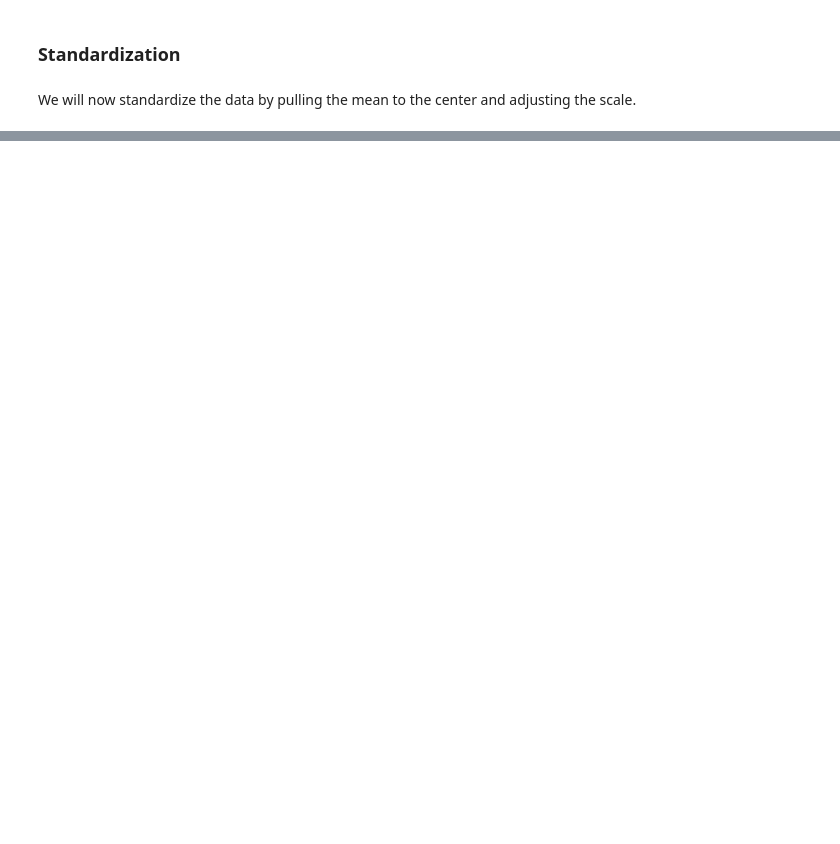
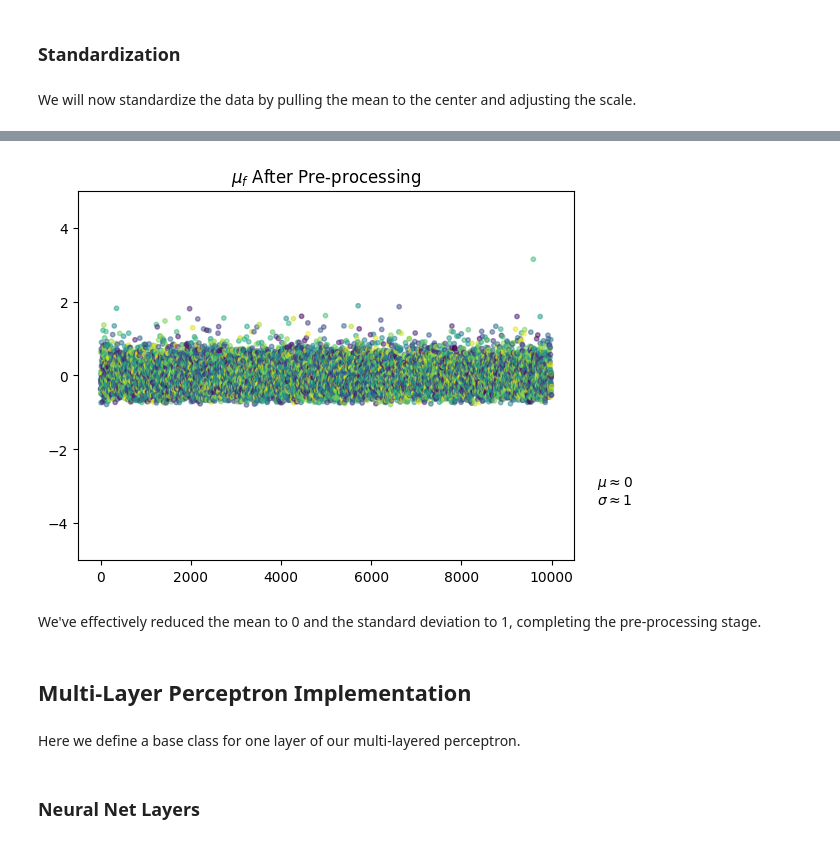
Before and after one commit to PONY1ST-past-semesters/MLP, a Jupyter notebook: ConvNet.ipynb, the cells around one changed output, grey strips where cells are left out. Cells and saved outputs as stored; diff of their text form; code cells hidden in the pictures; blank space fills up the shorter version.

```diff
--- a/ConvNet.ipynb
+++ b/ConvNet.ipynb
@@ -1012,0 +128,11 @@ for i in range(10):
+# %%
+# Centering
+X_train = X_train_raw - np.mean(X_train_raw, axis=0)
+X_test = X_test_raw - np.mean(X_test_raw, axis=0)
+
+# Normalization
+X_train = X_train / np.std(X_train_raw, axis = 0)
+X_test = X_test / np.std(X_test_raw, axis = 0)
+
+Y_train = Y_train_raw
+Y_test = Y_test_raw
@@ -1012,0 +151,17 @@ for i in range(10):
+# %%
+plt.scatter(np.arange(0, len(X_test)), list(map(np.mean, X_test)),  s=10,  alpha=.5, c = np.random.rand(X_test.shape[0]))
+plt.title(r"$\mu_f$ After Pre-processing")
+plt.text(11000, -3, r"$\mu \approx 0$")
+plt.text(11000, -3.5, r"$\sigma \approx 1$")
+plt.ylim(-5, 5)
+plt.show()
+# %% [output]
+[figure, added]
+# %% [markdown]
+We've effectively reduced the mean to 0 and the standard deviation to 1, completing the pre-processing stage.
+# %% [markdown]
+## Multi-Layer Perceptron Implementation
+# %% [markdown]
+Here we define a base class for one layer of our multi-layered perceptron.
+# %% [markdown]
+### Neural Net Layers
```
Also changed, not shown: parts of 116 cells of this notebook, 3 other files.
